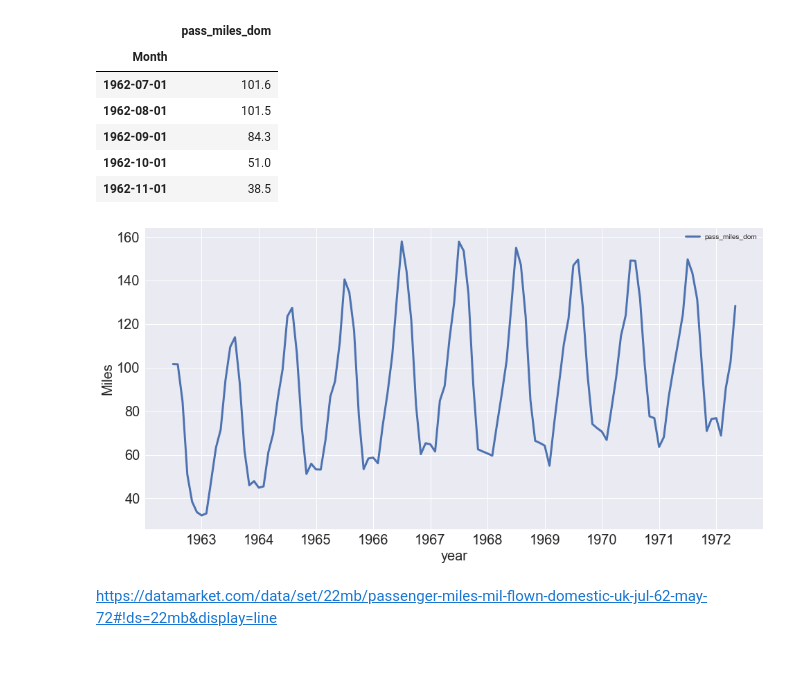
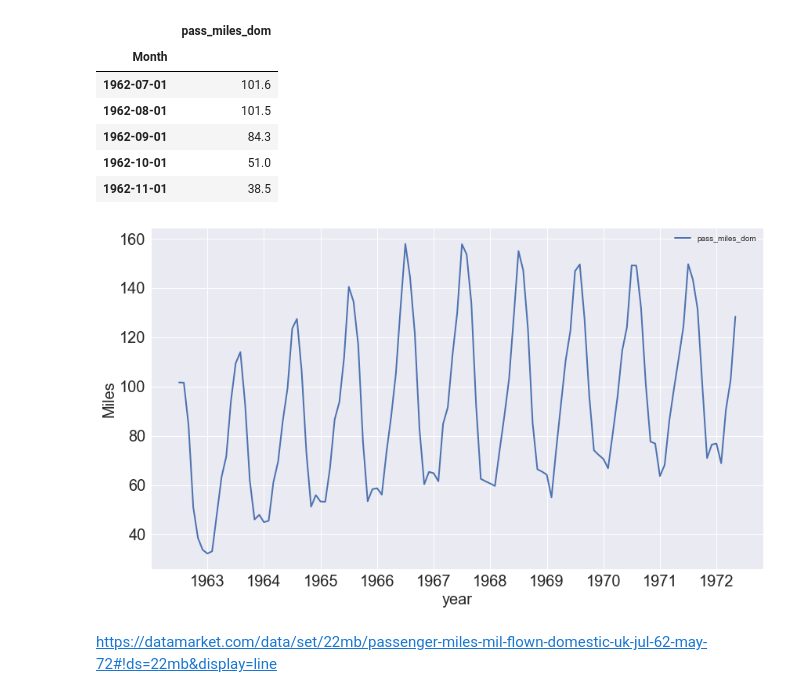
Before and after one commit to BillyPittman1993/ml-time-series-analysis-staff, a Jupyter notebook: Introduction to Time Series Analysis.ipynb, the cells around one changed output. Drawn from its saved outputs; the diff is of its cells as text; code cells hidden in the pictures; blank space fills up the shorter version.

```diff
--- a/Introduction to Time Series Analysis.ipynb
+++ b/Introduction to Time Series Analysis.ipynb
@@ -188,10 +186,10 @@ air.head()
 | 1962-10-01 | 51.0 |
 | 1962-11-01 | 38.5 |
 # %%
-air.plot(figsize=(16,8), linewidth=3, fontsize=20)
+air.plot(figsize=(14,8), linewidth=2, fontsize=20)
 plt.xlabel('year', fontsize=20)
 plt.ylabel('Miles', fontsize=20);
 # %% [output]
-[figure, old version]
+[figure, new version]
 # %% [markdown]
 https://datamarket.com/data/set/22mb/passenger-miles-mil-flown-domestic-uk-jul-62-may-72#!ds=22mb&display=line
```
Also changed, not shown: parts of 11 cells of this notebook.
